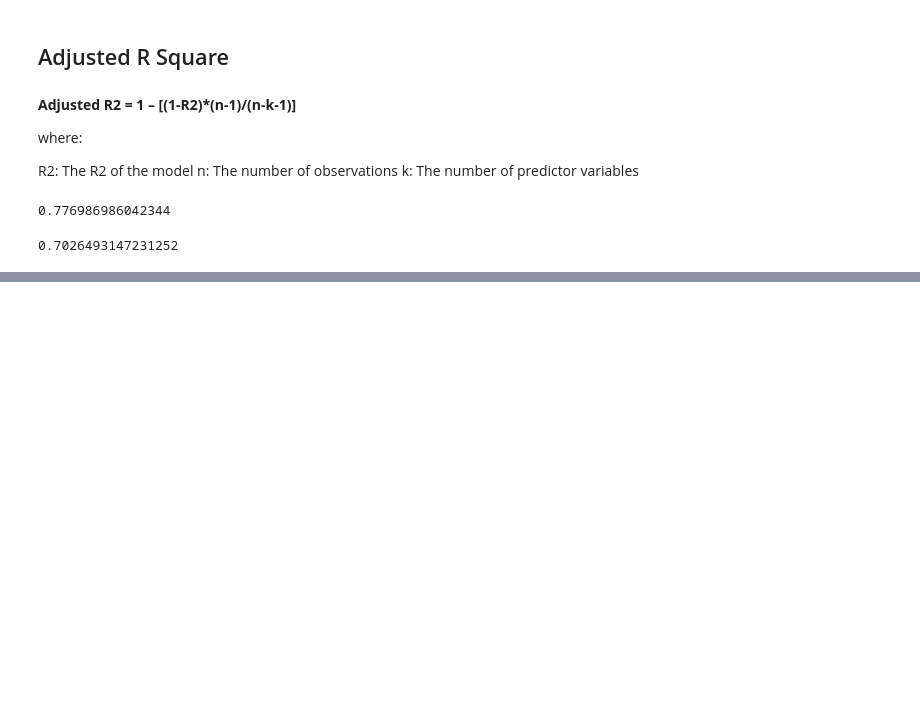
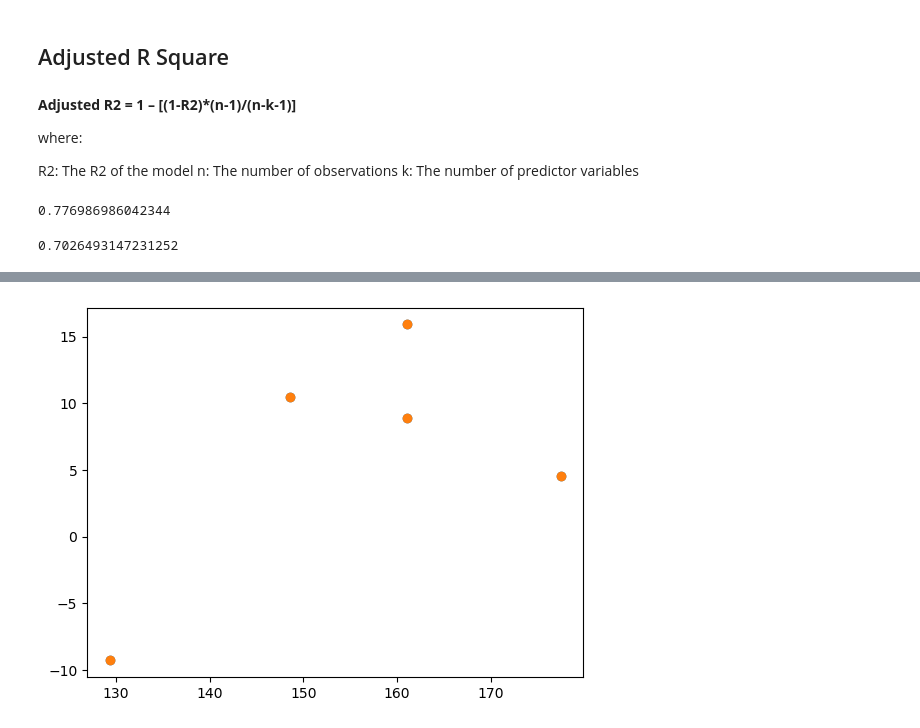
Before and after one commit to OmnitriX-7/Height-Predictor-Model, a Jupyter notebook: model.ipynb, the cells around one changed output, grey strips where cells are left out. Saved outputs shown, nothing was run; the diff lists cells and outputs as text; code cells hidden in the pictures; blank space fills up the shorter version.

```diff
--- a/model.ipynb
+++ b/model.ipynb
@@ -163,0 +213,7 @@ score
+# %%
+## Scatter plot with respect to prediction and residuals
+## uniform distribution
+plt.scatter(Y_pred_test,residuals)
+plt.show()
+# %% [output]
+[figure, added]
```
Also changed, not shown: parts of 6 cells of this notebook.
